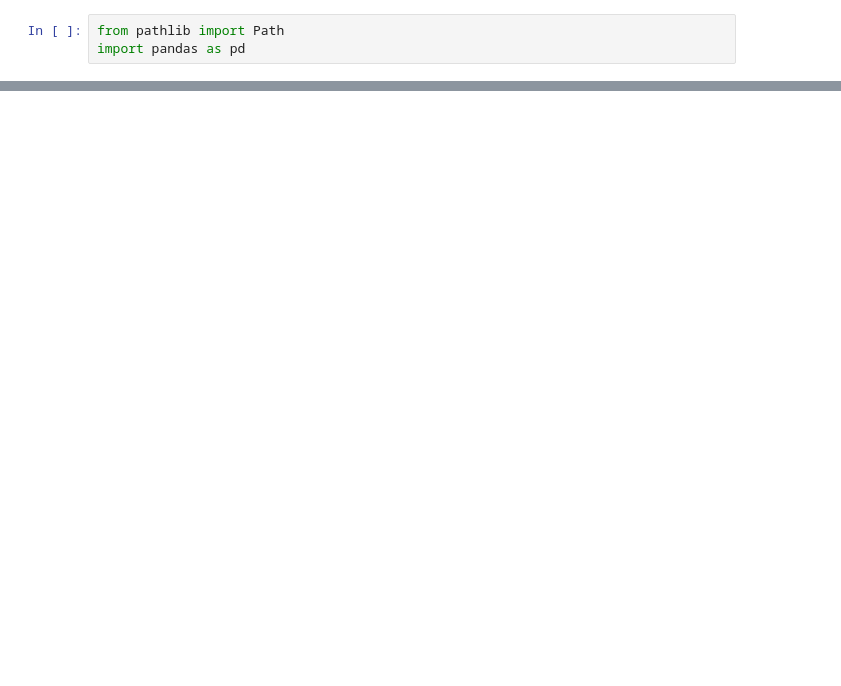
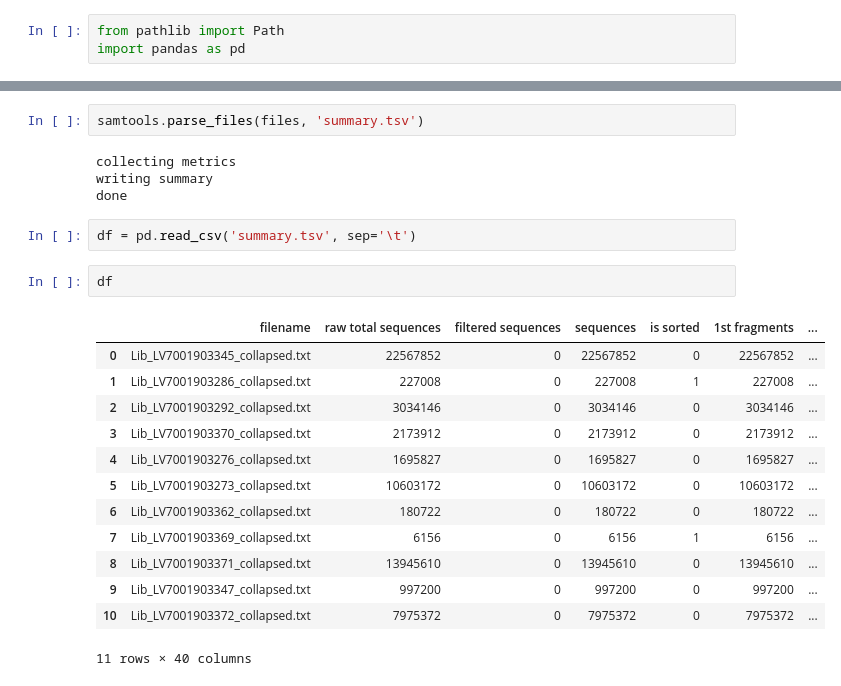
Before and after one commit to magnujo/qc-parser, a Jupyter notebook: samtools.ipynb, the cells around one changed output, grey strips where cells are left out. Saved outputs shown, nothing was run; the diff lists cells and outputs as text; blank space fills up the shorter version.

```diff
--- a/samtools.ipynb
+++ b/samtools.ipynb
@@ -149,0 +12,24 @@ pd.concat([get_basic_stats(merge_lanes), get_basic_stats(trim_l1)])
+# %%
+samtools.parse_files(files, 'summary.tsv')
+# %% [output]
+collecting metrics
+writing summary
+done
+# %%
+df = pd.read_csv('summary.tsv', sep='\t')
+# %%
+df
+# %% [output]
+|  | filename | raw total sequences | filtered sequences | sequences | is sorted | 1st fragments | ... |
+| 0 | Lib_LV7001903345_collapsed.txt | 22567852 | 0 | 22567852 | 0 | 22567852 | ... |
+| 1 | Lib_LV7001903286_collapsed.txt | 227008 | 0 | 227008 | 1 | 227008 | ... |
+| 2 | Lib_LV7001903292_collapsed.txt | 3034146 | 0 | 3034146 | 0 | 3034146 | ... |
+| 3 | Lib_LV7001903370_collapsed.txt | 2173912 | 0 | 2173912 | 0 | 2173912 | ... |
+| 4 | Lib_LV7001903276_collapsed.txt | 1695827 | 0 | 1695827 | 0 | 1695827 | ... |
+| 5 | Lib_LV7001903273_collapsed.txt | 10603172 | 0 | 10603172 | 0 | 10603172 | ... |
+| 6 | Lib_LV7001903362_collapsed.txt | 180722 | 0 | 180722 | 0 | 180722 | ... |
+| 7 | Lib_LV7001903369_collapsed.txt | 6156 | 0 | 6156 | 1 | 6156 | ... |
+| 8 | Lib_LV7001903371_collapsed.txt | 13945610 | 0 | 13945610 | 0 | 13945610 | ... |
+| 9 | Lib_LV7001903347_collapsed.txt | 997200 | 0 | 997200 | 0 | 997200 | ... |
+| 10 | Lib_LV7001903372_collapsed.txt | 7975372 | 0 | 7975372 | 0 | 7975372 | ... |
+11 rows × 40 columns
```
Also changed, not shown: parts of 23 cells of this notebook, 2 other files.
